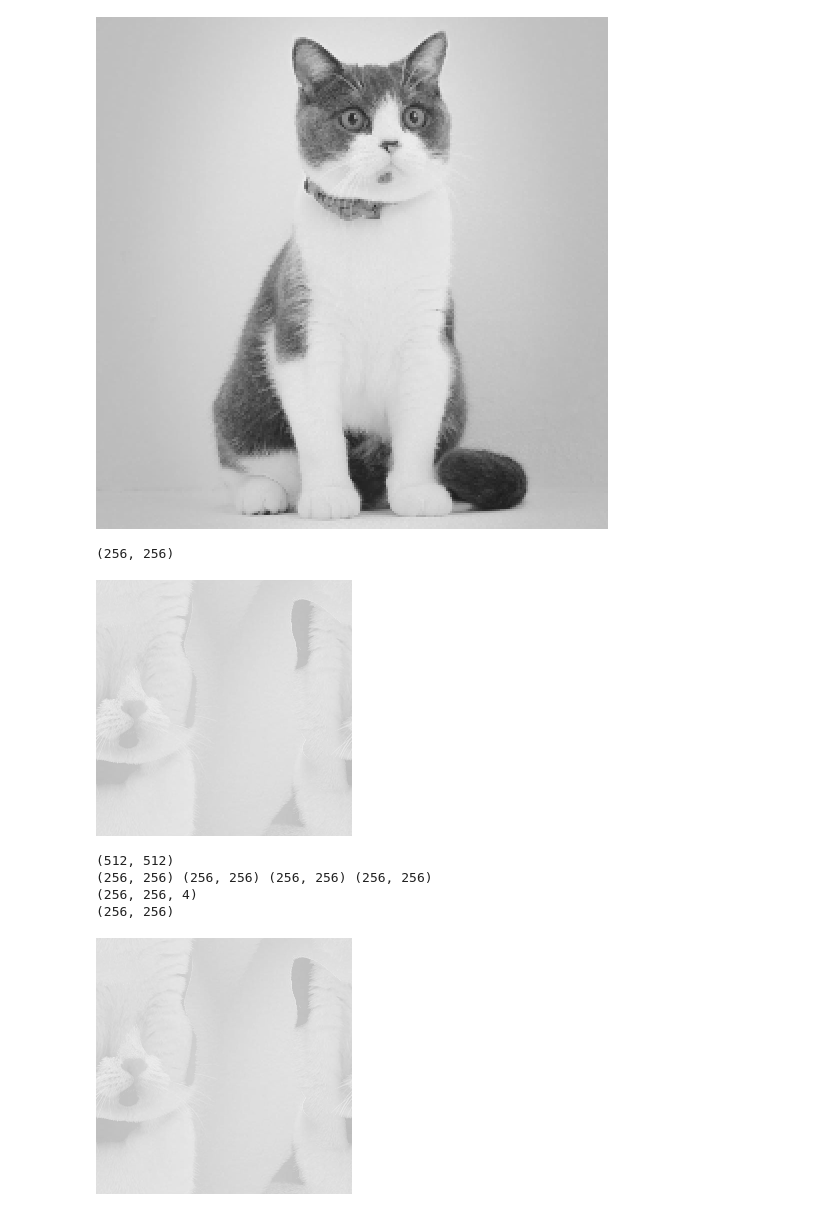
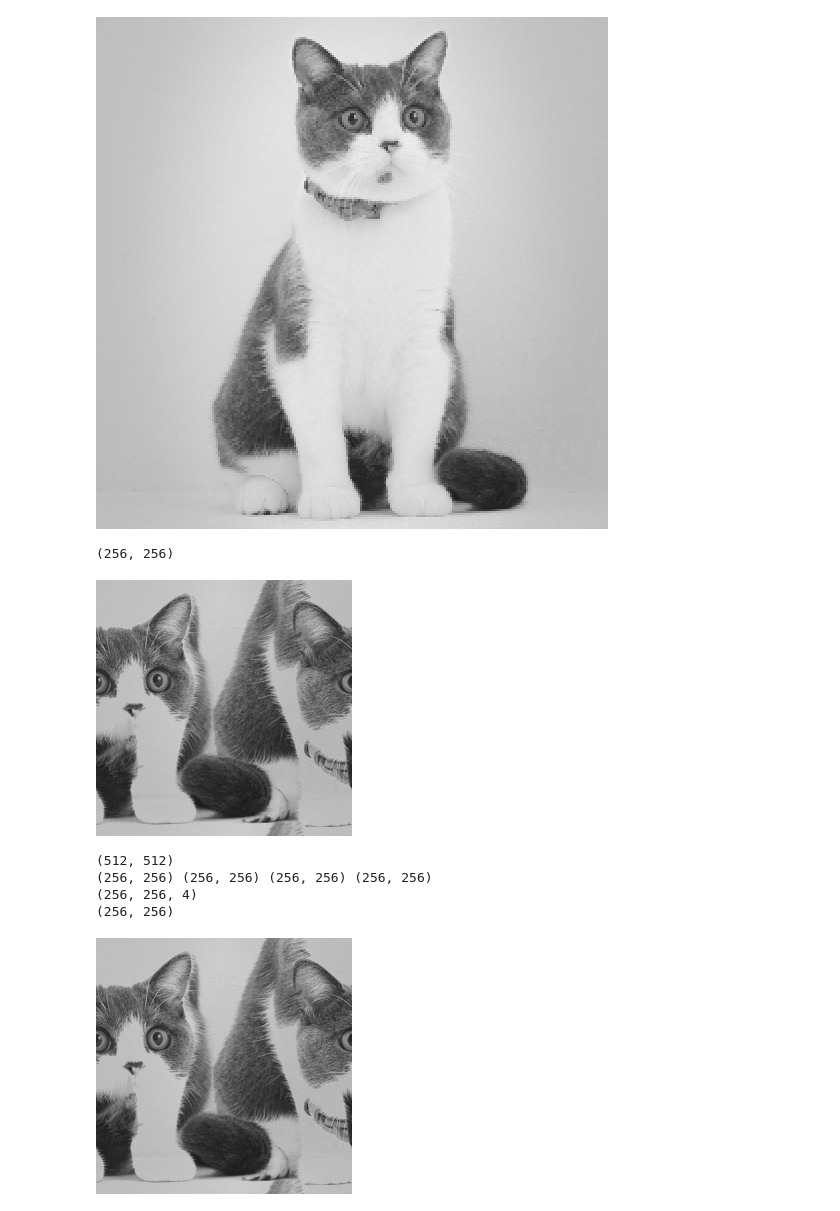
Before and after one commit to NagatoYuki0943/DL, a Jupyter notebook: Pytorch/01_PyTorch基本/05数学运算/einops einsum&rearrange&repeat&reduce.ipynb, the cells around one changed output. Saved outputs shown, nothing was run; the diff lists cells and outputs as text; code cells hidden in the pictures.

Commit message:
update einops reduce

```diff
--- a/Pytorch/01_PyTorch基本/05数学运算/einops einsum&rearrange&repeat&reduce.ipynb
+++ b/Pytorch/01_PyTorch基本/05数学运算/einops einsum&rearrange&repeat&reduce.ipynb
@@ -288,14 +288,14 @@ Image.fromarray(temp)
 [figure]
 # %%
 # 错误示例, h2 w2 在前面,然后缩减 h2 w2
-temp = reduce(np.array(image), "(h2 h) (w2 w) -> h w", 'max', h2=2, w2=2)
+temp = reduce(np.array(image), "(h2 h) (w2 w) -> h w", 'min', h2=2, w2=2)
 print(temp.shape)
 Image.fromarray(temp)
 # %% [output]
 (256, 256)
-[figure, old version]
+[figure, new version]
 # %%
-# 相当于将图片分为左上,右上,左下,右下四个部分,然后取对应位置的最大值
+# 相当于将图片分为左上,右上,左下,右下四个部分,然后取对应位置的最小值
 temp = np.array(image)
 print(temp.shape)
 lt  = temp[:256, :256]
@@ -307,7 +307,7 @@ print(lt.shape, rt.shape, lb.shape, rb.shape)
 temp = np.stack((lt, rt, lb, rb), axis=2)
 print(temp.shape)
 # 取4层的最大值
-temp = temp.max(axis=-1)
+temp = temp.min(axis=-1)
 print(temp.shape)
 Image.fromarray(temp)
 # %% [output]
@@ -315,4 +315,4 @@ Image.fromarray(temp)
 (256, 256) (256, 256) (256, 256) (256, 256)
 (256, 256, 4)
 (256, 256)
-[figure, old version]
+[figure, new version]
```
